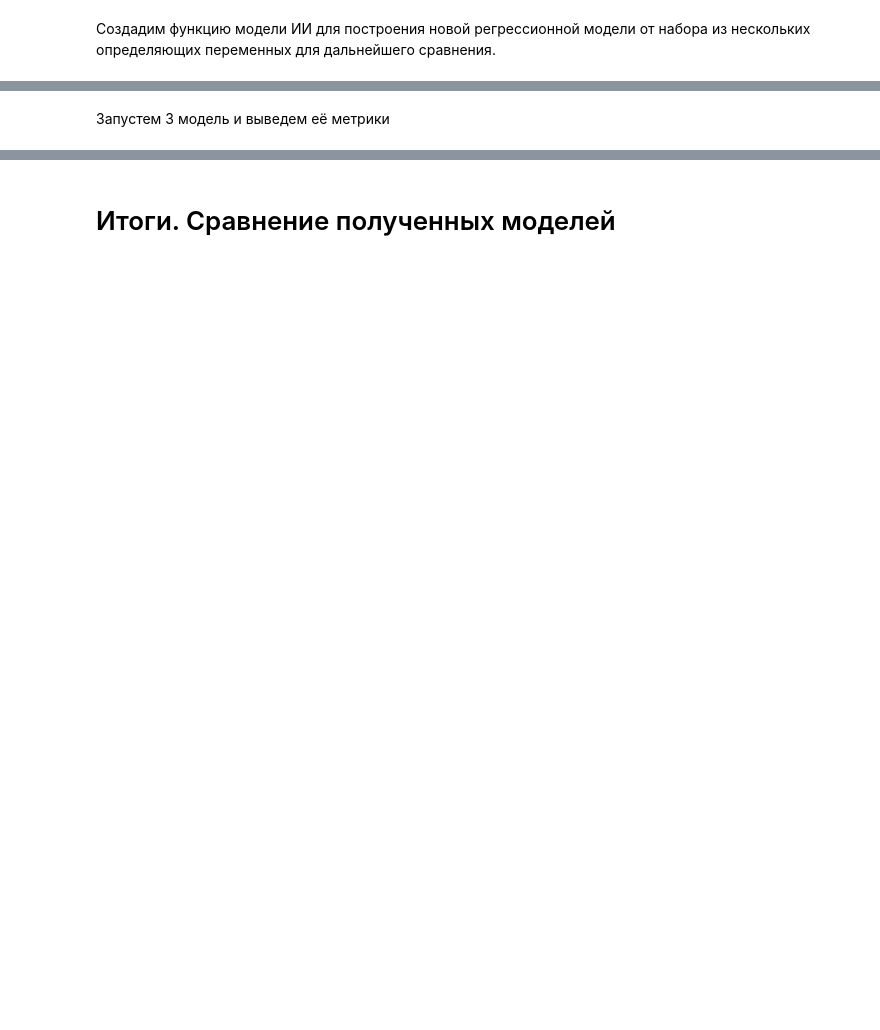
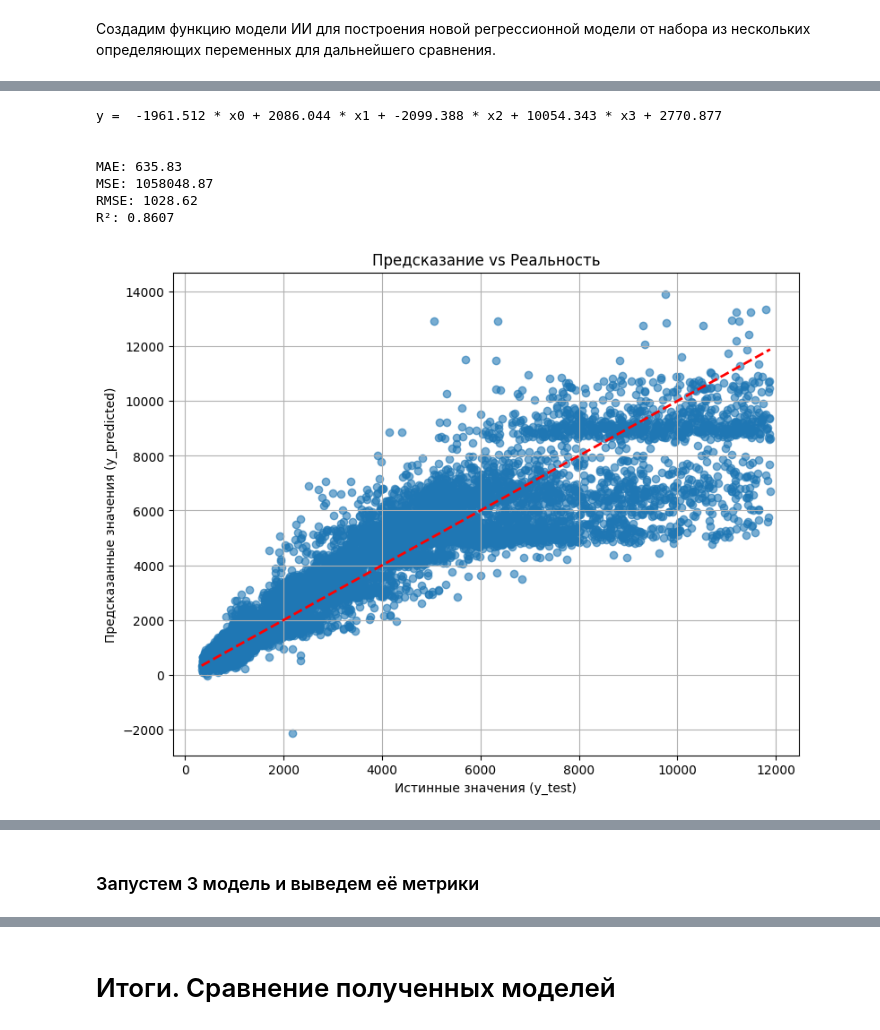
Before and after one commit to Silent-Rider/Master, a Jupyter notebook: Knowledge Representation in AI Systems/Lab №1/АПИМ_25_ЛР_1_Клименко_Бадагов.ipynb, the cells around one changed output, grey strips where cells are left out. Saved outputs shown, nothing was run; the diff lists cells and outputs as text; code cells hidden in the pictures; blank space fills up the shorter version.

```diff
--- a/Knowledge Representation in AI Systems/Lab №1/АПИМ_25_ЛР_1_Клименко_Бадагов.ipynb
+++ b/Knowledge Representation in AI Systems/Lab №1/АПИМ_25_ЛР_1_Клименко_Бадагов.ipynb
@@ -591,0 +561,14 @@ R²: 0.8607
+# %%
+PLOT34(
+    y_t = y_test,
+    y_pred = predict(x_train.iloc[:,5:], y_train, x_test.iloc[:,5:], y_test)
+)
+# %% [output]
+y =  -1961.512 * x0 + 2086.044 * x1 + -2099.388 * x2 + 10054.343 * x3 + 2770.877
+
+
+MAE: 635.83
+MSE: 1058048.87
+RMSE: 1028.62
+R²: 0.8607
+[figure, added]
@@ -592,3 +576,3 @@ R²: 0.8607
 # %% [markdown]
-Запустем 3 модель и выведем её метрики
+### Запустем 3 модель и выведем её метрики
 # %%
```
Also changed, not shown: parts of 22 cells of this notebook, 1 other file.
